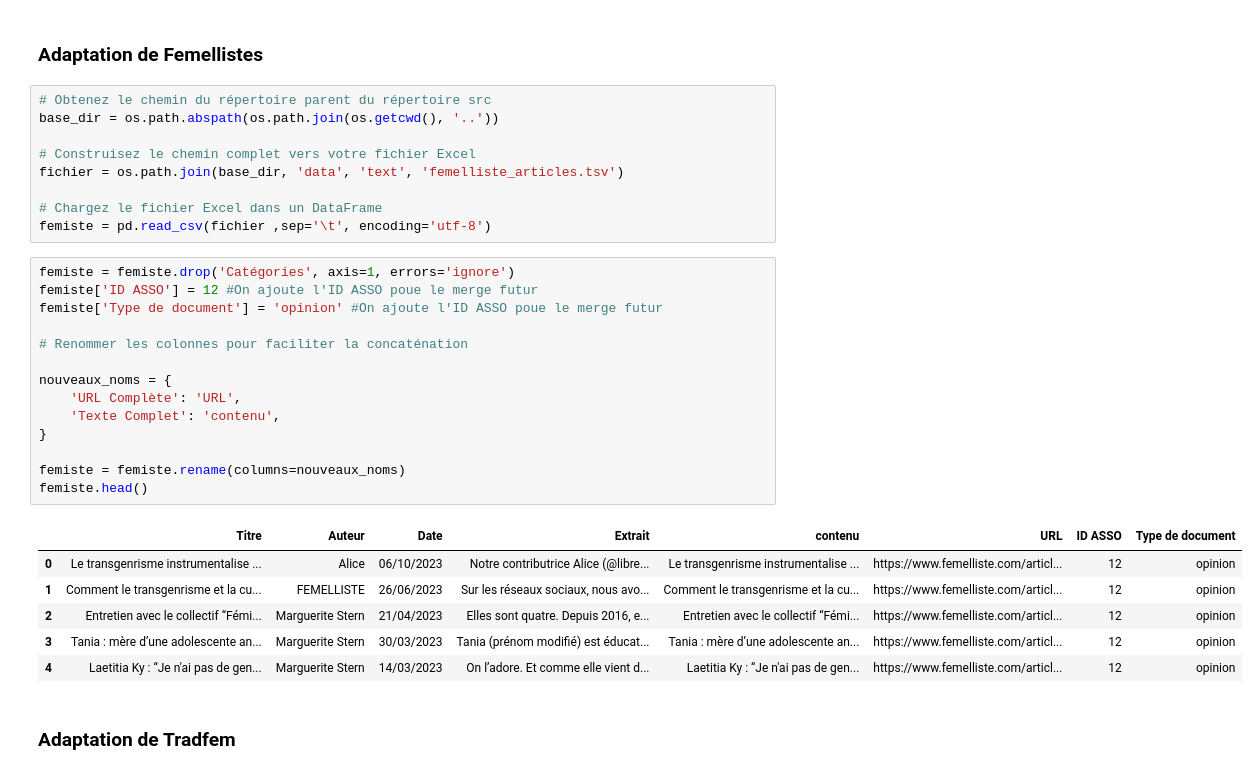
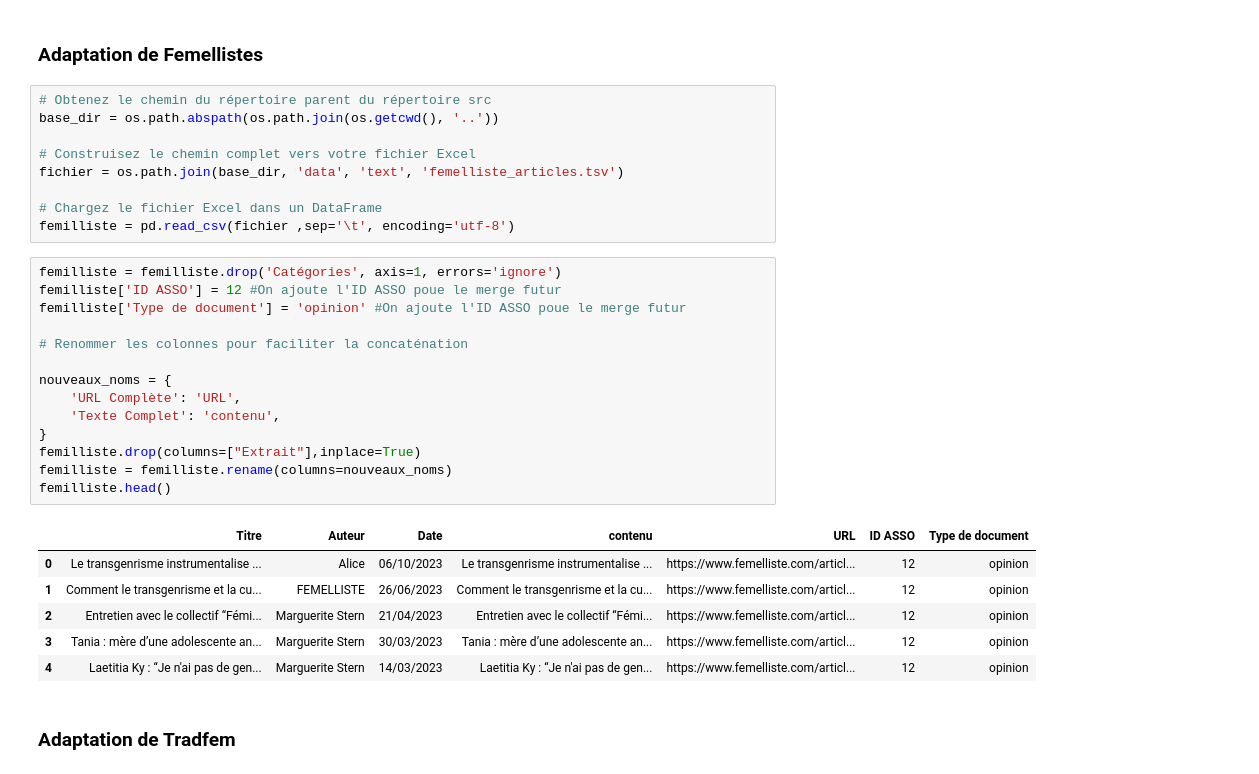
Before and after one commit to LeoMaurice/Conservative_mobilisation, a Jupyter notebook: src/Merging.ipynb, the cells around one changed output. Drawn from its saved outputs; the diff is of its cells as text.

```diff
--- a/src/Merging.ipynb
+++ b/src/Merging.ipynb
@@ -49,28 +75,28 @@ base_dir = os.path.abspath(os.path.join(os.getcwd(), '..'))
 fichier = os.path.join(base_dir, 'data', 'text', 'femelliste_articles.tsv')
 
 # Chargez le fichier Excel dans un DataFrame
-femiste = pd.read_csv(fichier ,sep='\t', encoding='utf-8')
+femilliste = pd.read_csv(fichier ,sep='\t', encoding='utf-8')
 # %%
-femiste = femiste.drop('Catégories', axis=1, errors='ignore')
-femiste['ID ASSO'] = 12 #On ajoute l'ID ASSO poue le merge futur
-femiste['Type de document'] = 'opinion' #On ajoute l'ID ASSO poue le merge futur
+femilliste = femilliste.drop('Catégories', axis=1, errors='ignore')
+femilliste['ID ASSO'] = 12 #On ajoute l'ID ASSO poue le merge futur
+femilliste['Type de document'] = 'opinion' #On ajoute l'ID ASSO poue le merge futur
 
 # Renommer les colonnes pour faciliter la concaténation
 
 nouveaux_noms = {
     'URL Complète': 'URL',
     'Texte Complet': 'contenu',
 }
-
-femiste = femiste.rename(columns=nouveaux_noms)
-femiste.head()
+femilliste.drop(columns=["Extrait"],inplace=True)
+femilliste = femilliste.rename(columns=nouveaux_noms)
+femilliste.head()
 # %% [output]
-|  | Titre | Auteur | Date | Extrait | contenu | URL | ID ASSO | Type de document |
-| 0 | Le transgenrisme instrumentalise ... | Alice | 06/10/2023 | Notre contributrice Alice (@libre... | Le transgenrisme instrumentalise ... | https://www.femelliste.com/articl... | 12 | opinion |
-| 1 | Comment le transgenrisme et la cu... | FEMELLISTE | 26/06/2023 | Sur les réseaux sociaux, nous avo... | Comment le transgenrisme et la cu... | https://www.femelliste.com/articl... | 12 | opinion |
-| 2 | Entretien avec le collectif “Fémi... | Marguerite Stern | 21/04/2023 | Elles sont quatre. Depuis 2016, e... | Entretien avec le collectif “Fémi... | https://www.femelliste.com/articl... | 12 | opinion |
-| 3 | Tania : mère d’une adolescente an... | Marguerite Stern | 30/03/2023 | Tania (prénom modifié) est éducat... | Tania : mère d’une adolescente an... | https://www.femelliste.com/articl... | 12 | opinion |
-| 4 | Laetitia Ky : “Je n'ai pas de gen... | Marguerite Stern | 14/03/2023 | On l’adore. Et comme elle vient d... | Laetitia Ky : “Je n'ai pas de gen... | https://www.femelliste.com/articl... | 12 | opinion |
+|  | Titre | Auteur | Date | contenu | URL | ID ASSO | Type de document |
+| 0 | Le transgenrisme instrumentalise ... | Alice | 06/10/2023 | Le transgenrisme instrumentalise ... | https://www.femelliste.com/articl... | 12 | opinion |
+| 1 | Comment le transgenrisme et la cu... | FEMELLISTE | 26/06/2023 | Comment le transgenrisme et la cu... | https://www.femelliste.com/articl... | 12 | opinion |
+| 2 | Entretien avec le collectif “Fémi... | Marguerite Stern | 21/04/2023 | Entretien avec le collectif “Fémi... | https://www.femelliste.com/articl... | 12 | opinion |
+| 3 | Tania : mère d’une adolescente an... | Marguerite Stern | 30/03/2023 | Tania : mère d’une adolescente an... | https://www.femelliste.com/articl... | 12 | opinion |
+| 4 | Laetitia Ky : “Je n'ai pas de gen... | Marguerite Stern | 14/03/2023 | Laetitia Ky : “Je n'ai pas de gen... | https://www.femelliste.com/articl... | 12 | opinion |
 # %% [markdown]
 ### Adaptation de Tradfem
 # %%
```
Also changed, not shown: parts of 16 cells of this notebook, 3 other files.
